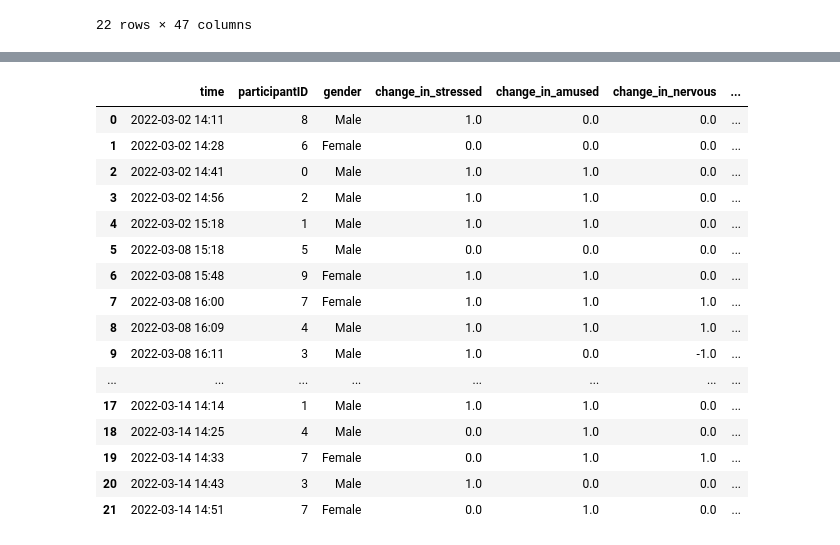
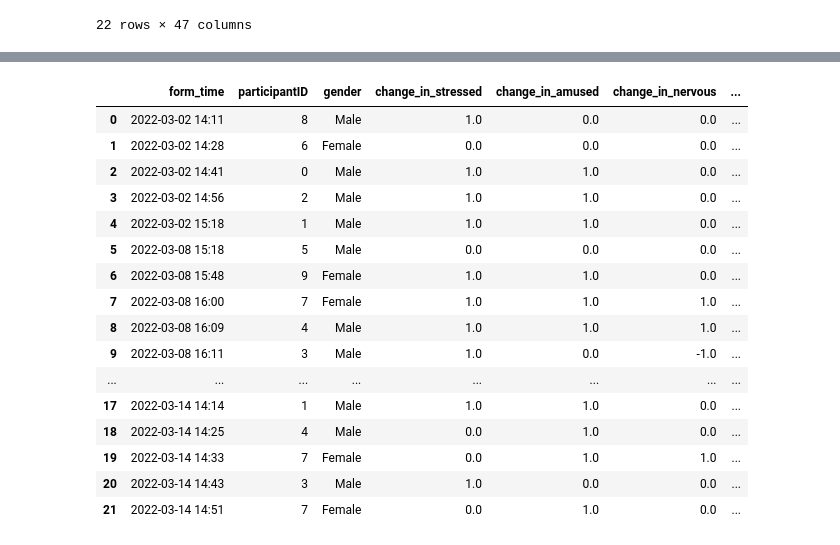
Before and after one commit to robfletch7/HRI, a Jupyter notebook: feature_setup.ipynb, the cells around one changed output, grey strips where cells are left out. Drawn from its saved outputs; the diff is of its cells as text; code cells hidden in the pictures.

```diff
--- a/feature_setup.ipynb
+++ b/feature_setup.ipynb
@@ -177,9 +219,10 @@ eda_feat
 # %%
 labels = labels.sort_values(by=['time'])
 labels = labels.reset_index(drop=True)
+labels = labels.rename(columns={'time': 'form_time'})
 labels
 # %% [output]
-|  | time | participantID | gender | change_in_stressed | change_in_amused | change_in_nervous | ... |
+|  | form_time | participantID | gender | change_in_stressed | change_in_amused | change_in_nervous | ... |
 | 0 | 2022-03-02 14:11 | 8 | Male | 1.0 | 0.0 | 0.0 | ... |
 | 1 | 2022-03-02 14:28 | 6 | Female | 0.0 | 0.0 | 0.0 | ... |
 | 2 | 2022-03-02 14:41 | 0 | Male | 1.0 | 1.0 | 0.0 | ... |
```
Also changed, not shown: parts of 19 cells of this notebook, 1 other file.
